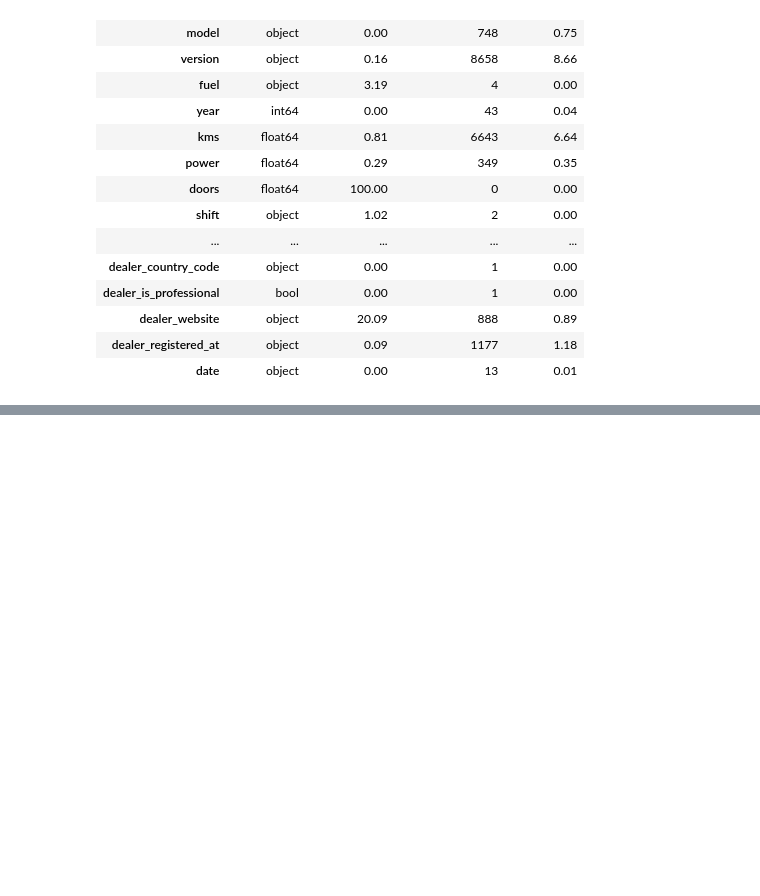
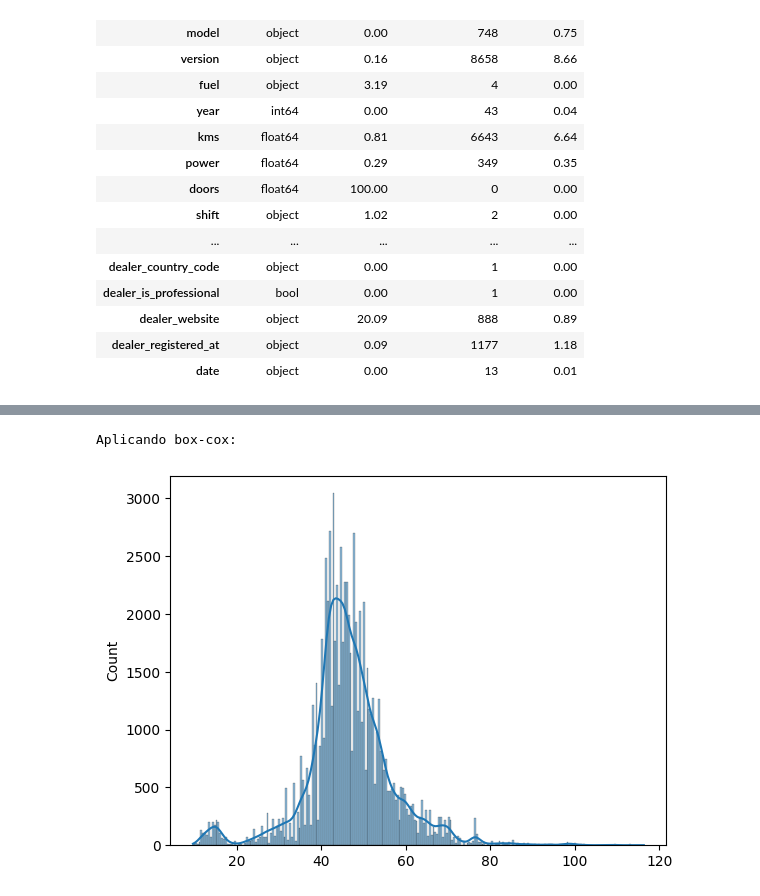
Before and after one commit to mPuchadesdo/ML_Coches-de-segunda-mano, a Jupyter notebook: src/notebooks/data_exploration.ipynb, the cells around one changed output, grey strips where cells are left out. Saved outputs shown, nothing was run; the diff lists cells and outputs as text; code cells hidden in the pictures; blank space fills up the shorter version.

```diff
--- a/src/notebooks/data_exploration.ipynb
+++ b/src/notebooks/data_exploration.ipynb
@@ -249,0 +298,6 @@ df.sample(10)
+# %%
+print('Aplicando box-cox:')
+sns.histplot(stats.boxcox(train[target])[0], kde = True);
+# %% [output]
+Aplicando box-cox:
+[figure, added]
```
Also changed, not shown: parts of 37 cells of this notebook, 1 other file.
